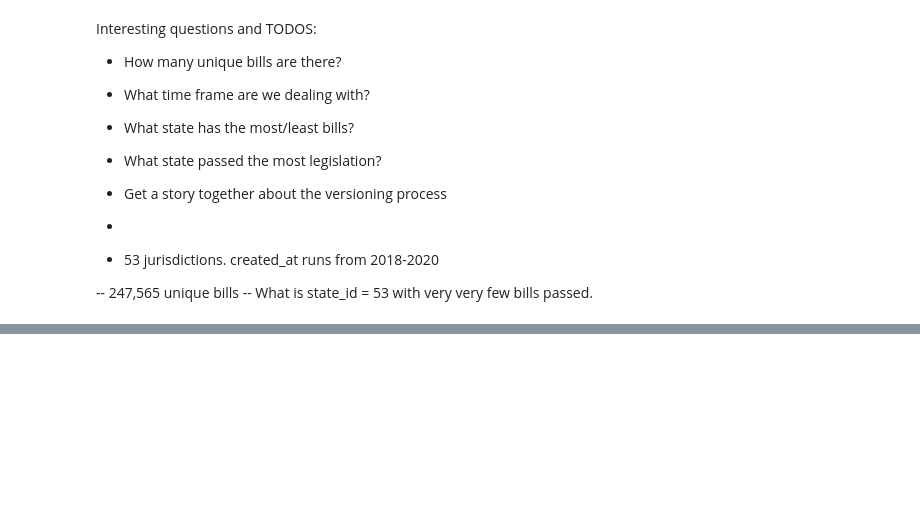
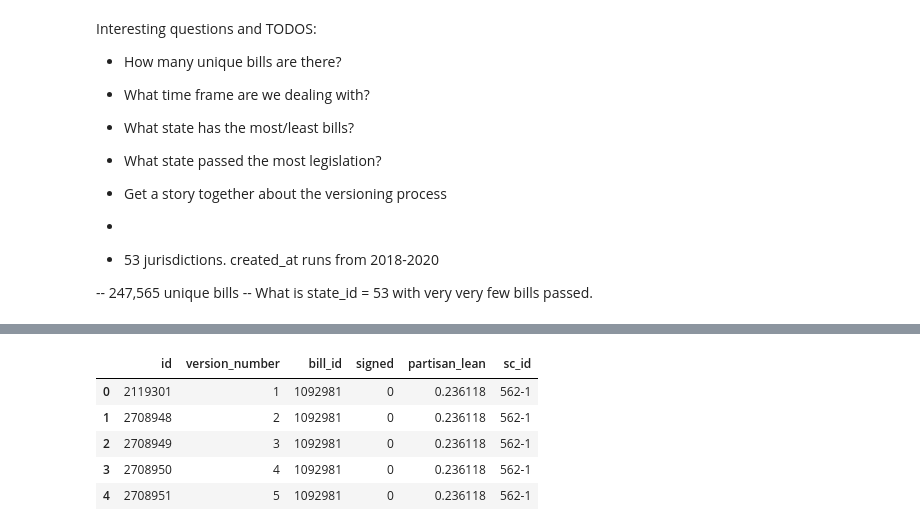
Before and after one commit to lukevancleve/govhawk_ml, a Jupyter notebook: notebooks/Data_Explorations.ipynb, the cells around one changed output, grey strips where cells are left out. Drawn from its saved outputs; the diff is of its cells as text; code cells hidden in the pictures; blank space fills up the shorter version.

```diff
--- a/notebooks/Data_Explorations.ipynb
+++ b/notebooks/Data_Explorations.ipynb
@@ -519,0 +186,9 @@ sessions[sessions.division_id == 651]
+# %%
+ml_data = a[['id', 'version_number', 'bill_id']].merge(bills[['id', 'signed', 'session_id', 'chamber_id']].rename(columns={'id':"bill_id"}), on='bill_id')
+ml_data = ml_data.merge(pl[['session_id', 'chamber_id', 'partisan_lean']], on=['session_id', 'chamber_id'])
+#ml_data = ml_data.merge(doc_len, on='id')
+ml_data = ml_data.fillna(0)
+#ml_data = ml_data[['id', 'version_number', 'partisan_lean', 'len', 'signed']]
+# %%
+ml_data['sc_id'] = ml_data['session_id'].astype(str) + "-" + ml_data['chamber_id'].astype(str)
+ml_data = ml_data[['id', 'version_number', 'bill_id', 'signed', 'partisan_lean',  'sc_id']]
@@ -519,0 +197,9 @@ sessions[sessions.division_id == 651]
+# %%
+ml_data.head()
+# %% [output]
+|  | id | version_number | bill_id | signed | partisan_lean | sc_id |
+| 0 | 2119301 | 1 | 1092981 | 0 | 0.236118 | 562-1 |
+| 1 | 2708948 | 2 | 1092981 | 0 | 0.236118 | 562-1 |
+| 2 | 2708949 | 3 | 1092981 | 0 | 0.236118 | 562-1 |
+| 3 | 2708950 | 4 | 1092981 | 0 | 0.236118 | 562-1 |
+| 4 | 2708951 | 5 | 1092981 | 0 | 0.236118 | 562-1 |
```
Also changed, not shown: parts of 79 cells of this notebook, 15 other files.
